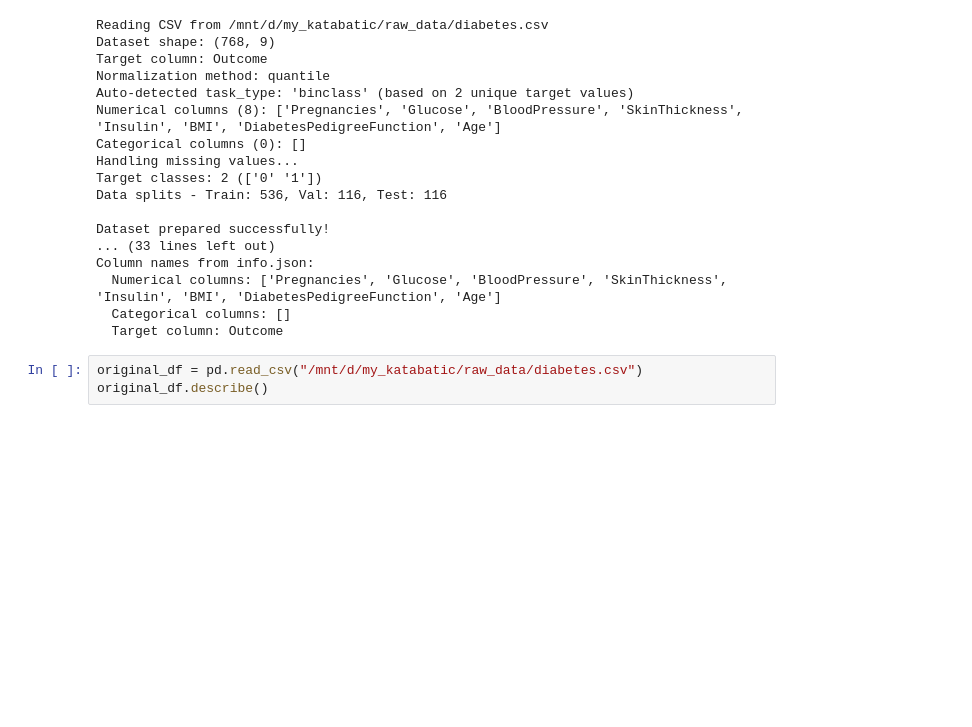
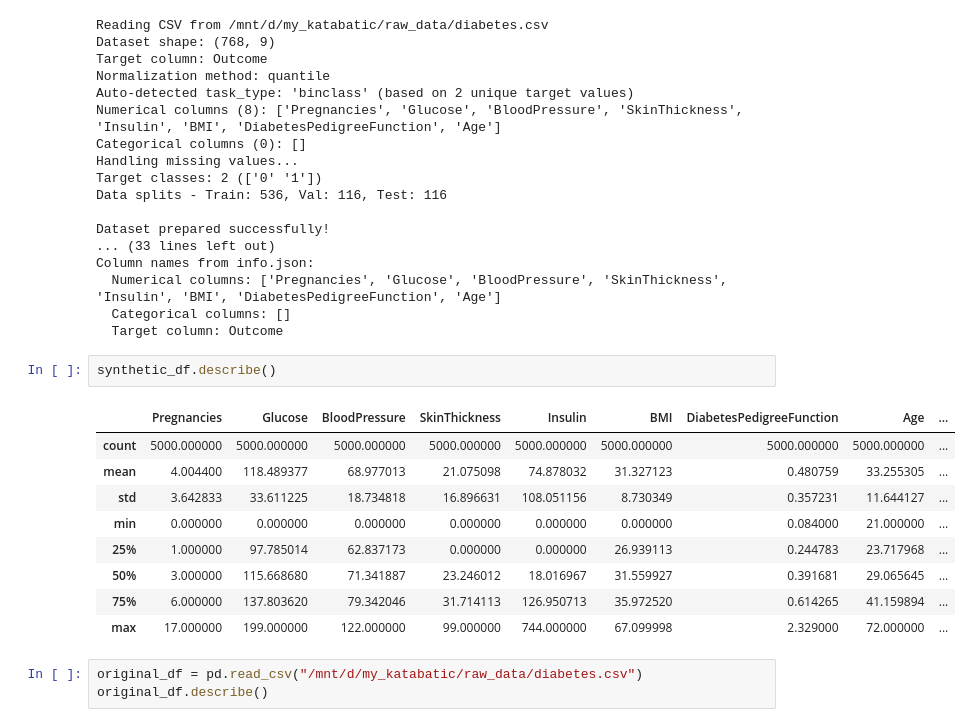
Before and after one commit to datascience-works/Katabatic, a Jupyter notebook: tabddpm_example.ipynb, the cells around one changed output. Cells and saved outputs as stored; diff of their text form; blank space fills up the shorter version.

```diff
--- a/tabddpm_example.ipynb
+++ b/tabddpm_example.ipynb
@@ -31,6 +31,18 @@ Column names from info.json:
   Numerical columns: ['Pregnancies', 'Glucose', 'BloodPressure', 'SkinThickness', 'Insulin', 'BMI', 'DiabetesPedigreeFunction', 'Age']
   Categorical columns: []
   Target column: Outcome
+# %%
+synthetic_df.describe()
+# %% [output]
+|  | Pregnancies | Glucose | BloodPressure | SkinThickness | Insulin | BMI | DiabetesPedigreeFunction | Age | ... |
+| count | 5000.000000 | 5000.000000 | 5000.000000 | 5000.000000 | 5000.000000 | 5000.000000 | 5000.000000 | 5000.000000 | ... |
+| mean | 4.004400 | 118.489377 | 68.977013 | 21.075098 | 74.878032 | 31.327123 | 0.480759 | 33.255305 | ... |
+| std | 3.642833 | 33.611225 | 18.734818 | 16.896631 | 108.051156 | 8.730349 | 0.357231 | 11.644127 | ... |
+| min | 0.000000 | 0.000000 | 0.000000 | 0.000000 | 0.000000 | 0.000000 | 0.084000 | 21.000000 | ... |
+| 25% | 1.000000 | 97.785014 | 62.837173 | 0.000000 | 0.000000 | 26.939113 | 0.244783 | 23.717968 | ... |
+| 50% | 3.000000 | 115.668680 | 71.341887 | 23.246012 | 18.016967 | 31.559927 | 0.391681 | 29.065645 | ... |
+| 75% | 6.000000 | 137.803620 | 79.342046 | 31.714113 | 126.950713 | 35.972520 | 0.614265 | 41.159894 | ... |
+| max | 17.000000 | 199.000000 | 122.000000 | 99.000000 | 744.000000 | 67.099998 | 2.329000 | 72.000000 | ... |
 # %%
 original_df = pd.read_csv("/mnt/d/my_katabatic/raw_data/diabetes.csv")
 original_df.describe()
```
